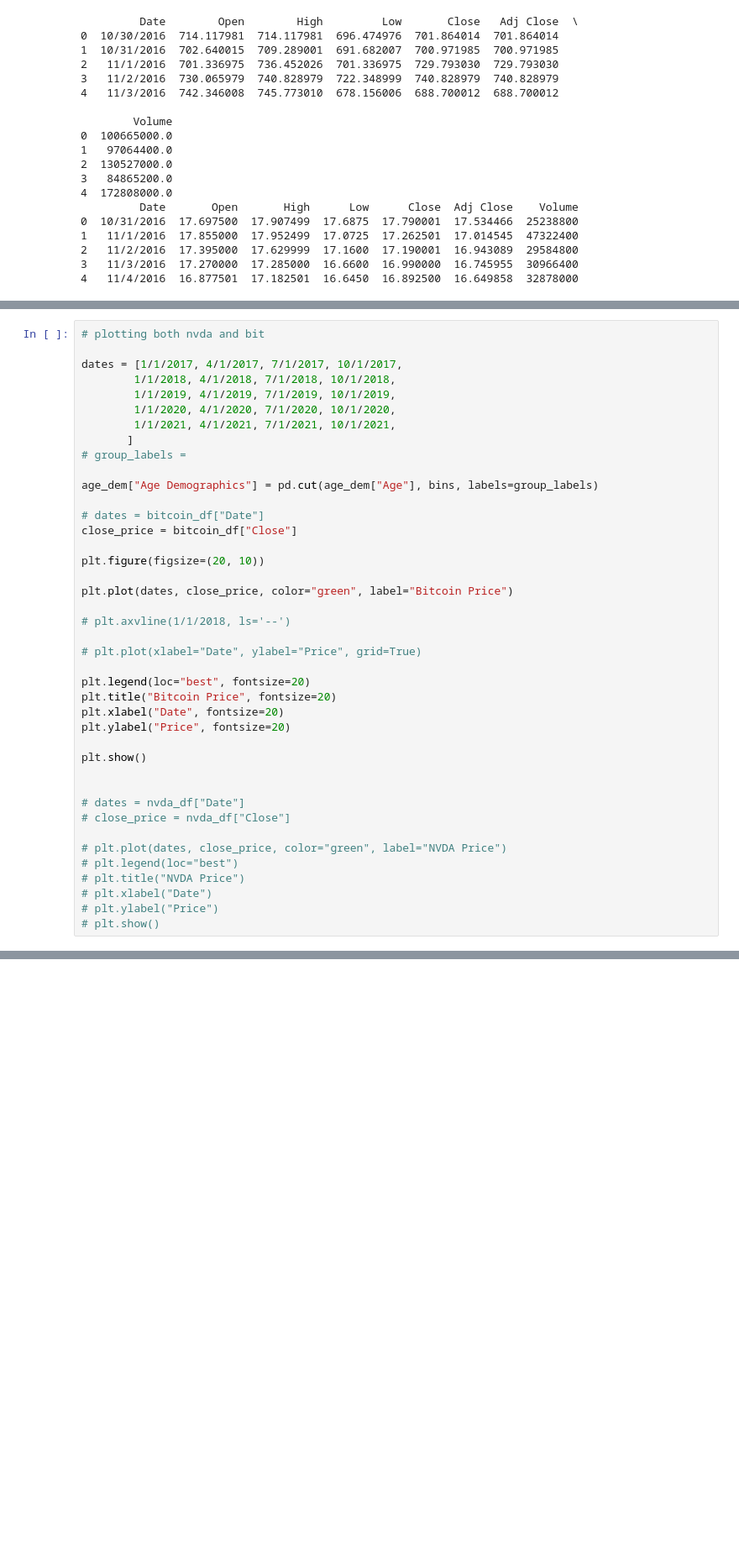
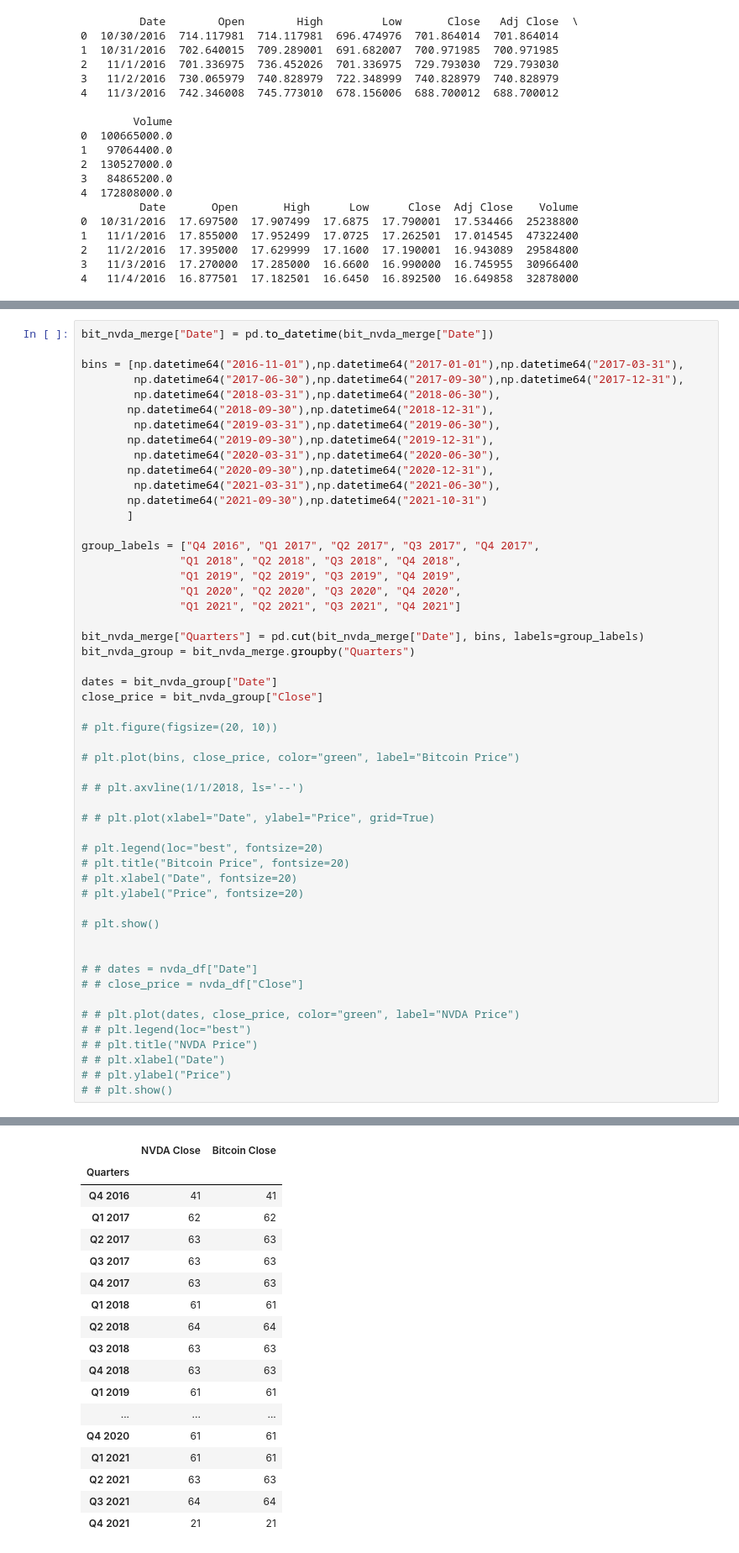
Before and after one commit to CharlotteC21/Cryptocurreny-Trend-Analysis-Group-Project, a Jupyter notebook: Bitcoin plot since 2016 to 10.29.21.ipynb, the cells around one changed output, grey strips where cells are left out. Shown at 84% size. Drawn from its saved outputs; the diff is of its cells as text; blank space fills up the shorter version.

```diff
--- a/Bitcoin plot since 2016 to 10.29.21.ipynb
+++ b/Bitcoin plot since 2016 to 10.29.21.ipynb
@@ -57,43 +59,54 @@ bit_nvda_merge
 1255 rows × 13 columns
 # %%
-# plotting both nvda and bit
+bit_nvda_merge["Date"] = pd.to_datetime(bit_nvda_merge["Date"])
 
-dates = [1/1/2017, 4/1/2017, 7/1/2017, 10/1/2017,
-        1/1/2018, 4/1/2018, 7/1/2018, 10/1/2018,
-        1/1/2019, 4/1/2019, 7/1/2019, 10/1/2019,
-        1/1/2020, 4/1/2020, 7/1/2020, 10/1/2020,
-        1/1/2021, 4/1/2021, 7/1/2021, 10/1/2021,
+bins = [np.datetime64("2016-11-01"),np.datetime64("2017-01-01"),np.datetime64("2017-03-31"),
+        np.datetime64("2017-06-30"),np.datetime64("2017-09-30"),np.datetime64("2017-12-31"),
+        np.datetime64("2018-03-31"),np.datetime64("2018-06-30"),
+       np.datetime64("2018-09-30"),np.datetime64("2018-12-31"),
+        np.datetime64("2019-03-31"),np.datetime64("2019-06-30"),
+       np.datetime64("2019-09-30"),np.datetime64("2019-12-31"),
+        np.datetime64("2020-03-31"),np.datetime64("2020-06-30"),
+       np.datetime64("2020-09-30"),np.datetime64("2020-12-31"),
+        np.datetime64("2021-03-31"),np.datetime64("2021-06-30"),
+       np.datetime64("2021-09-30"),np.datetime64("2021-10-31")
        ]
-# group_labels =
 
-age_dem["Age Demographics"] = pd.cut(age_dem["Age"], bins, labels=group_labels)
+group_labels = ["Q4 2016", "Q1 2017", "Q2 2017", "Q3 2017", "Q4 2017",
+               "Q1 2018", "Q2 2018", "Q3 2018", "Q4 2018",
+               "Q1 2019", "Q2 2019", "Q3 2019", "Q4 2019",
+               "Q1 2020", "Q2 2020", "Q3 2020", "Q4 2020",
+               "Q1 2021", "Q2 2021", "Q3 2021", "Q4 2021"]
 
-# dates = bitcoin_df["Date"]
-close_price = bitcoin_df["Close"]
+bit_nvda_merge["Quarters"] = pd.cut(bit_nvda_merge["Date"], bins, labels=group_labels)
+bit_nvda_group = bit_nvda_merge.groupby("Quarters")
 
-plt.figure(figsize=(20, 10))
+dates = bit_nvda_group["Date"]
+close_price = bit_nvda_group["Close"]
 
-plt.plot(dates, close_price, color="green", label="Bitcoin Price")
+# plt.figure(figsize=(20, 10))
 
-# plt.axvline(1/1/2018, ls='--')
+# plt.plot(bins, close_price, color="green", label="Bitcoin Price")
 
-# plt.plot(xlabel="Date", ylabel="Price", grid=True)
+# # plt.axvline(1/1/2018, ls='--')
 
-plt.legend(loc="best", fontsize=20)
-plt.title("Bitcoin Price", fontsize=20)
-plt.xlabel("Date", fontsize=20)
-plt.ylabel("Price", fontsize=20)
+# # plt.plot(xlabel="Date", ylabel="Price", grid=True)
 
-plt.show()
+# plt.legend(loc="best", fontsize=20)
+# plt.title("Bitcoin Price", fontsize=20)
+# plt.xlabel("Date", fontsize=20)
+# plt.ylabel("Price", fontsize=20)
+
+# plt.show()
 
 
-# dates = nvda_df["Date"]
-# close_price = nvda_df["Close"]
+# # dates = nvda_df["Date"]
+# # close_price = nvda_df["Close"]
 
-# plt.plot(dates, close_price, color="green", label="NVDA Price")
-# plt.legend(loc="best")
-# plt.title("NVDA Price")
-# plt.xlabel("Date")
-# plt.ylabel("Price")
-# plt.show()
+# # plt.plot(dates, close_price, color="green", label="NVDA Price")
+# # plt.legend(loc="best")
+# # plt.title("NVDA Price")
+# # plt.xlabel("Date")
+# # plt.ylabel("Price")
+# # plt.show()
 # %% [output]
@@ -102,3 +113,21 @@ ValueError: x and y must have same first dimension, but have shapes (20,) and (1
+|  | NVDA Close | Bitcoin Close |
+| Quarters |  |  |
+| Q4 2016 | 41 | 41 |
+| Q1 2017 | 62 | 62 |
+| Q2 2017 | 63 | 63 |
+| Q3 2017 | 63 | 63 |
+| Q4 2017 | 63 | 63 |
+| Q1 2018 | 61 | 61 |
+| Q2 2018 | 64 | 64 |
+| Q3 2018 | 63 | 63 |
+| Q4 2018 | 63 | 63 |
+| Q1 2019 | 61 | 61 |
+| ... | ... | ... |
+| Q4 2020 | 61 | 61 |
+| Q1 2021 | 61 | 61 |
+| Q2 2021 | 63 | 63 |
+| Q3 2021 | 64 | 64 |
+| Q4 2021 | 21 | 21 |
 # %%
 ###### plotting both lines - Data with NVDA VS BITCOIN
 nvdaclose_price = bit_nvda_merge["NVDA Close"]
```
Also changed, not shown: parts of 4 cells of this notebook, 1 other file.
